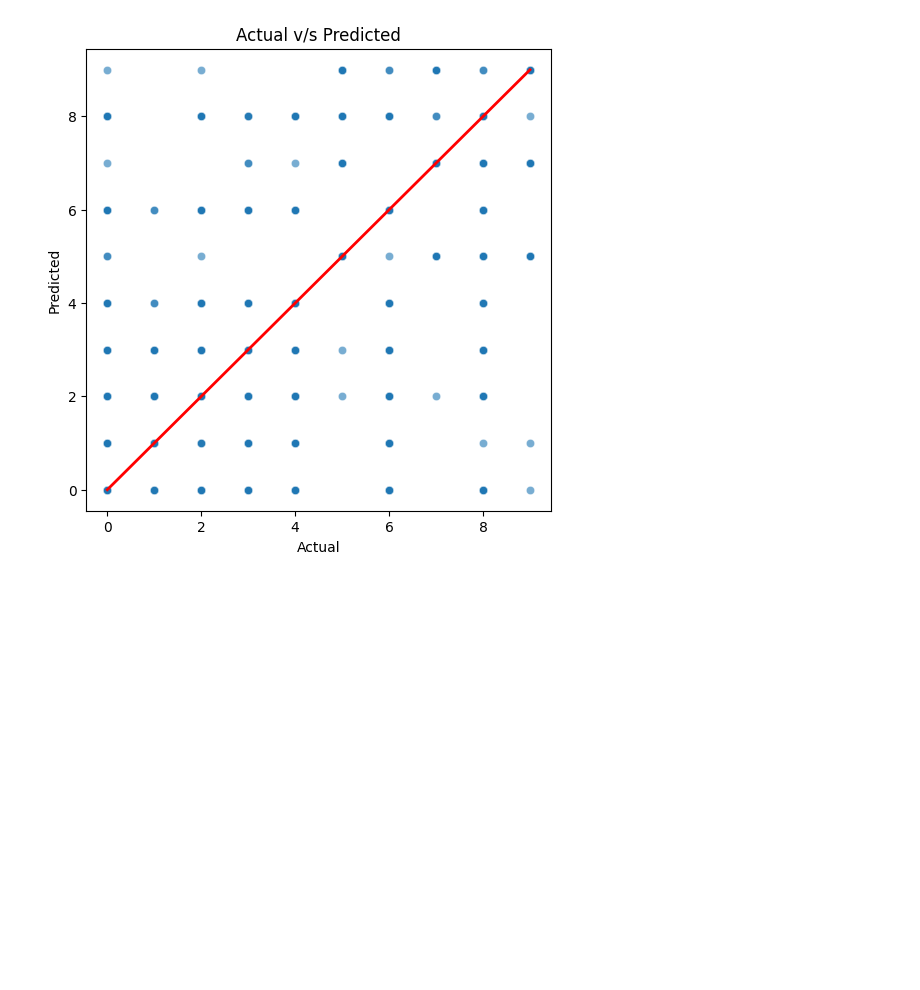
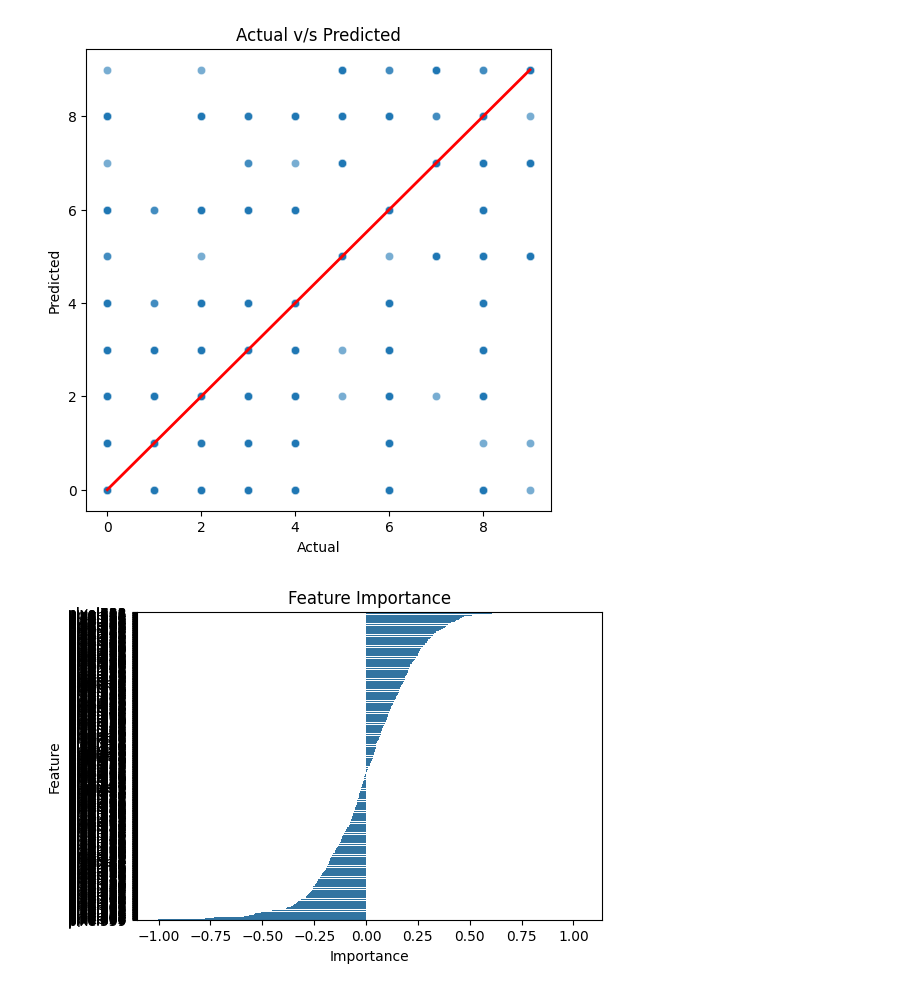
Before and after one commit to d-e-v-14/Logistic-regression, a Jupyter notebook: mode.ipynb, the cells around one changed output. Drawn from its saved outputs; the diff is of its cells as text; code cells hidden in the pictures; blank space fills up the shorter version.

Commit message:
feature importance graph added

```diff
--- a/mode.ipynb
+++ b/mode.ipynb
@@ -57,3 +57,13 @@ plt.title("Actual v/s Predicted")
 plt.show()
 # %% [output]
 [figure]
+# %%
+feature_imp=pd.DataFrame({'Feature':data.columns[1:],'Importance':model.coef_[0]}) #retrieves the coeffs from the logistic model and stores them under "importance"
+feature_imp=feature_imp.sort_values(by='Importance',ascending=False)#sorts them in descending
+
+plt.figure(figsize=(6,4))
+sns.barplot(x='Importance',y='Feature',data=feature_imp)
+plt.title("Feature Importance")
+plt.show()
+# %% [output]
+[figure, added]
```
